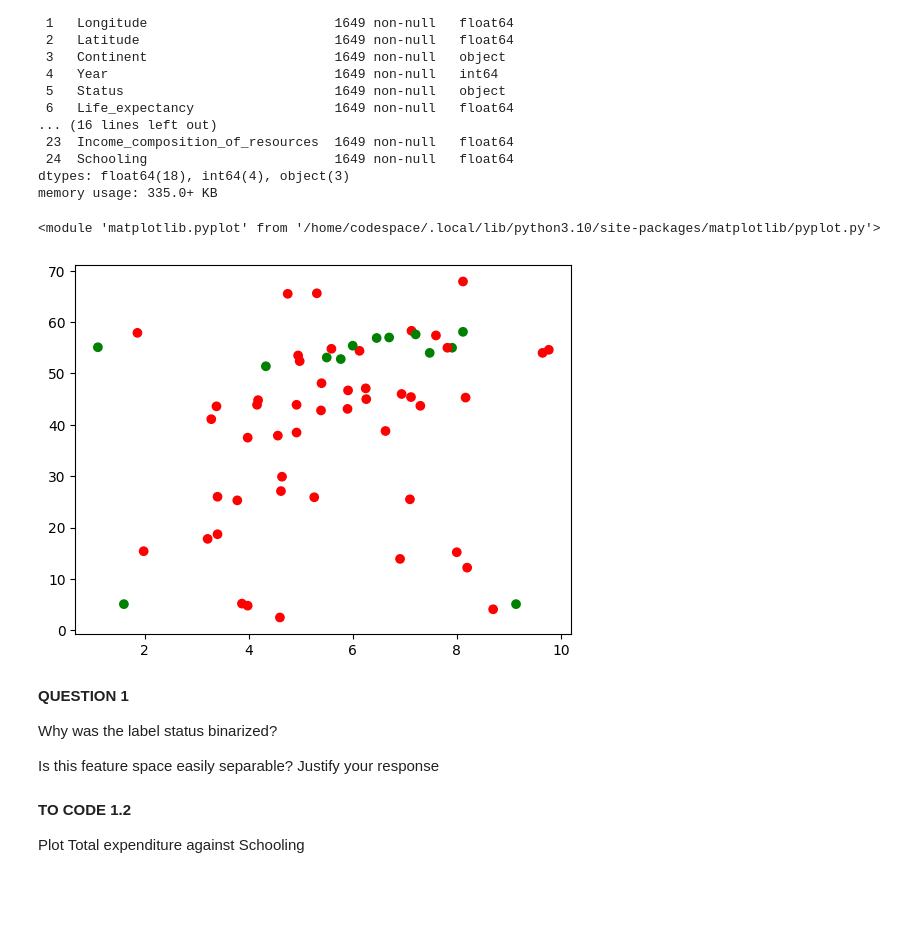
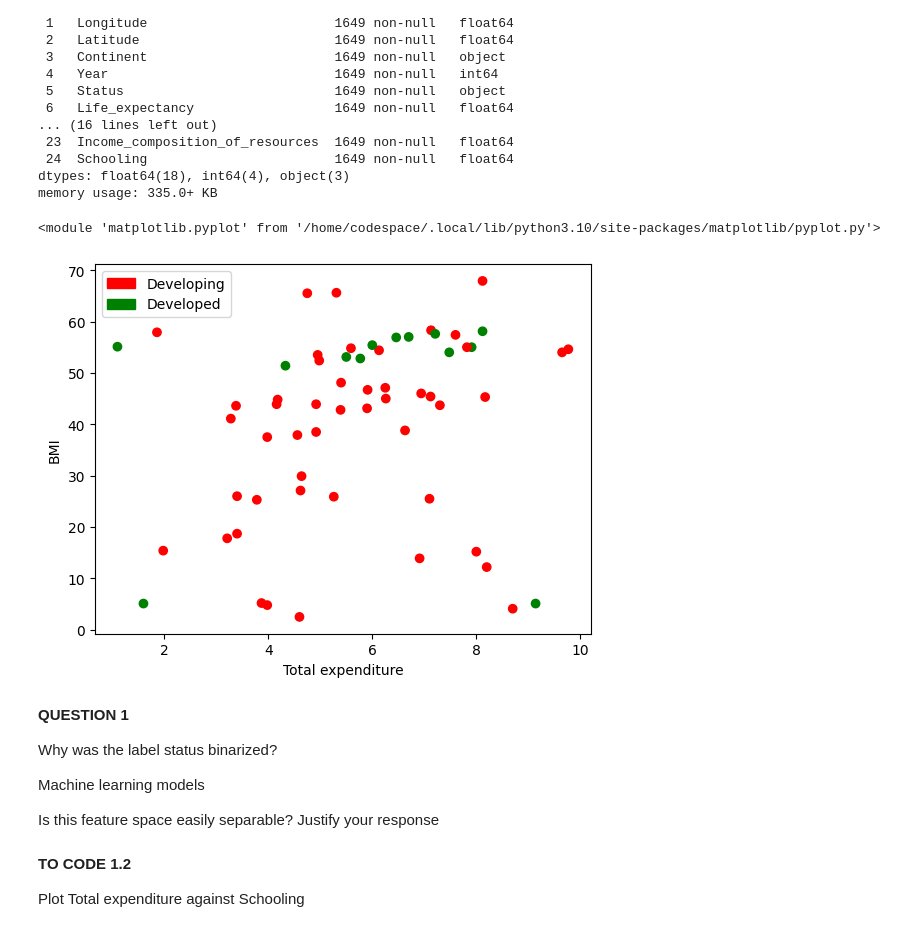
Before and after one commit to MurphLaws/Exp, a Jupyter notebook: TP2_Classification.ipynb, the cells around one changed output. Saved outputs shown, nothing was run; the diff lists cells and outputs as text; code cells hidden in the pictures; blank space fills up the shorter version.

```diff
--- a/TP2_Classification.ipynb
+++ b/TP2_Classification.ipynb
@@ -37,7 +37,7 @@ import matplotlib.colors
 import numpy as np
 
 
-df = pd.read_csv("/workspaces/Basic_Data_Classification/Life_Expectancy_Data.csv")
+df = pd.read_csv("/workspaces/Exp/data/Life_Expectancy_Data.csv")
 df = df.dropna()
 df.info()
 
@@ -63,20 +63,26 @@ memory usage: 335.0+ KB
 # %%
 df_X = df1[['Total_expenditure', 'BMI']]
 df_Status = df1[['Status']]
 
 df_Y = df_Status.replace(['Developing', 'Developed'], [0, 1])
 
 np1 = df_X.to_numpy()
 plt.scatter(np1[:,0], np1[:,1], c=np.squeeze(df_Y.to_numpy()), cmap=matplotlib.colors.ListedColormap(['red', 'green']))
+plt.legend(handles=[matplotlib.patches.Patch(color='red', label='Developing'), matplotlib.patches.Patch(color='green', label='Developed')])
+plt.xlabel('Total expenditure')
+plt.ylabel('BMI')
+
 plt
 # %% [output]
 <module 'matplotlib.pyplot' from '/home/codespace/.local/lib/python3.10/site-packages/matplotlib/pyplot.py'>
-[figure, old version]
+[figure, new version]
 # %% [markdown]
 **QUESTION 1**
 
 Why was the label status binarized?
 
+Machine learning models
+
 Is this feature space easily separable? Justify your response
 # %% [markdown]
 **TO CODE 1.2**
```
Also changed, not shown: parts of 8 cells of this notebook, 2 other files.
